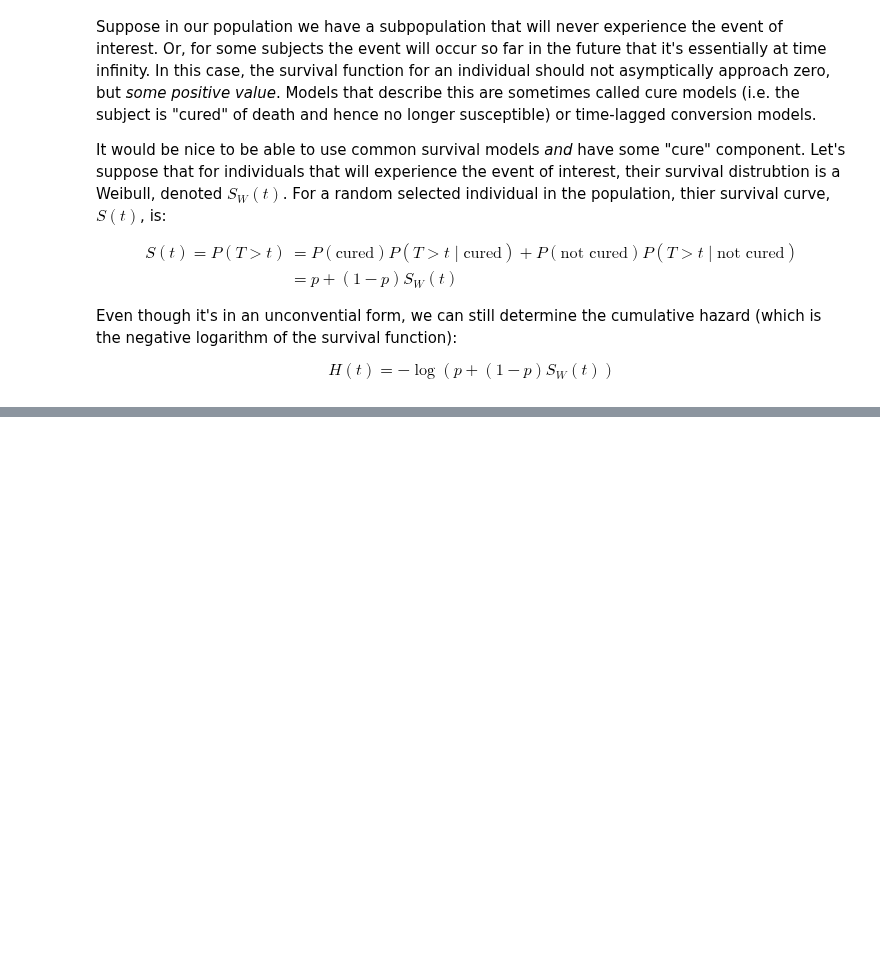
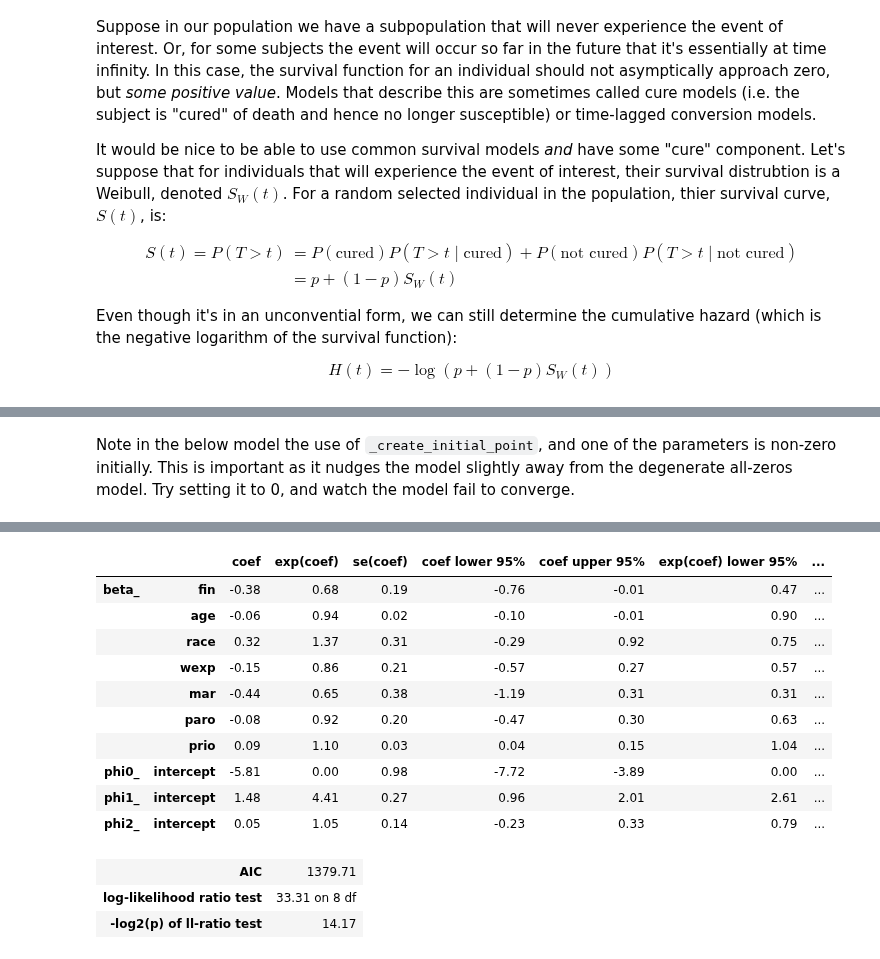
Before and after one commit to CamDavidsonPilon/lifelines, a Jupyter notebook: docs/jupyter_notebooks/Custom Regression Models.ipynb, the cells around one changed output, grey strips where cells are left out. Saved outputs shown, nothing was run; the diff lists cells and outputs as text; code cells hidden in the pictures; blank space fills up the shorter version.

Commit message:
need to add the model, and updating some docs

```diff
--- a/docs/jupyter_notebooks/Custom Regression Models.ipynb
+++ b/docs/jupyter_notebooks/Custom Regression Models.ipynb
@@ -226,0 +181,66 @@ See `royston_parmar_splines.py` in the examples folder: https://github.com/CamDa
+# %% [markdown]
+Note in the below model the use of `_create_initial_point`, and one of the parameters is non-zero initially. This is important as it nudges the model slightly away from the degenerate all-zeros model. Try setting it to 0, and watch the model fail to converge.
+# %%
+class SplineFitter:
+    # this is also available in lifelines.fitters.mixins - it's reproduced here for example's sake.
+
+    @staticmethod
+    def relu(x):
+        return np.maximum(0, x)
+
+    def basis(self, x, knot, min_knot, max_knot):
+        lambda_ = (max_knot - knot) / (max_knot - min_knot)
+        return self.relu(x - knot) ** 3 - (
+            lambda_ * self.relu(x - min_knot) ** 3 + (1 - lambda_) * self.relu(x - max_knot) ** 3
+        )
+
+class PHSplineFitter(SplineFitter, ParametricRegressionFitter):
+    """
+    Proportional Hazard model with baseline modelled as a spline
+
+    References
+    ------------
+    Royston, P., & Parmar, M. K. B. (2002). Flexible parametric proportional-hazards and proportional-odds models for censored survival data, with application to prognostic modelling and estimation of treatment effects. Statistics in Medicine, 21(15), 2175–2197. doi:10.1002/sim.1203
+    """
+
+    _fitted_parameter_names = ["beta_", "phi0_", "phi1_", "phi2_"]
+
+    def _create_initial_point(self, Ts, E, entries, weights, Xs):
+        return {
+             "beta_": np.zeros(len(Xs.mappings["beta_"])),
+             "phi0_": np.array([0.0]),
+             "phi1_": np.array([0.1]),
+             "phi2_": np.array([0.0])
+            }
+
+
+    def set_knots(self, T, E):
+        self.knots = np.percentile(np.log(T[E.astype(bool).values]), np.linspace(5, 95, 3))
+
+    def _pre_fit_model(self, Ts, E, df):
+        # this function runs before the model is fit and can be used to set data-determined values (like knots)
+        self.set_knots(Ts[0], E)
+
+    def _cumulative_hazard(self, params, T, Xs):
+        lT = np.log(T)
+        return np.exp(
+            np.dot(Xs["beta_"], params["beta_"])
+            + params["phi0_"]
+            + (params["phi1_"]) * lT
+            + params["phi2_"] * self.basis(lT, self.knots[1], self.knots[0], self.knots[-1])
+        )
+
+
+rossi = load_rossi()
+rossi["intercept"] = 1.0
+
+covariates = {"beta_": rossi.columns.difference(['intercept', 'arrest', 'week']),
+              "phi0_": ["intercept"],
+              "phi1_": ["intercept"],
+              "phi2_": ["intercept"],
+             }
+
+phf = PHSplineFitter(penalizer=0.0)
+phf.fit(rossi, "week", "arrest", regressors=covariates)
+phf.print_summary(2)
+# %% [output]
@@ -226,0 +254,14 @@ See `royston_parmar_splines.py` in the examples folder: https://github.com/CamDa
+|  |  | coef | exp(coef) | se(coef) | coef lower 95% | coef upper 95% | exp(coef) lower 95% | ... |
+| beta_ | fin | -0.38 | 0.68 | 0.19 | -0.76 | -0.01 | 0.47 | ... |
+|  | age | -0.06 | 0.94 | 0.02 | -0.10 | -0.01 | 0.90 | ... |
+|  | race | 0.32 | 1.37 | 0.31 | -0.29 | 0.92 | 0.75 | ... |
+|  | wexp | -0.15 | 0.86 | 0.21 | -0.57 | 0.27 | 0.57 | ... |
+|  | mar | -0.44 | 0.65 | 0.38 | -1.19 | 0.31 | 0.31 | ... |
+|  | paro | -0.08 | 0.92 | 0.20 | -0.47 | 0.30 | 0.63 | ... |
+|  | prio | 0.09 | 1.10 | 0.03 | 0.04 | 0.15 | 1.04 | ... |
+| phi0_ | intercept | -5.81 | 0.00 | 0.98 | -7.72 | -3.89 | 0.00 | ... |
+| phi1_ | intercept | 1.48 | 4.41 | 0.27 | 0.96 | 2.01 | 2.61 | ... |
+| phi2_ | intercept | 0.05 | 1.05 | 0.14 | -0.23 | 0.33 | 0.79 | ... |
+| AIC | 1379.71 |
+| log-likelihood ratio test | 33.31 on 8 df |
+| -log2(p) of ll-ratio test | 14.17 |
```
Also changed, not shown: parts of 10 cells of this notebook, 2 other files.
